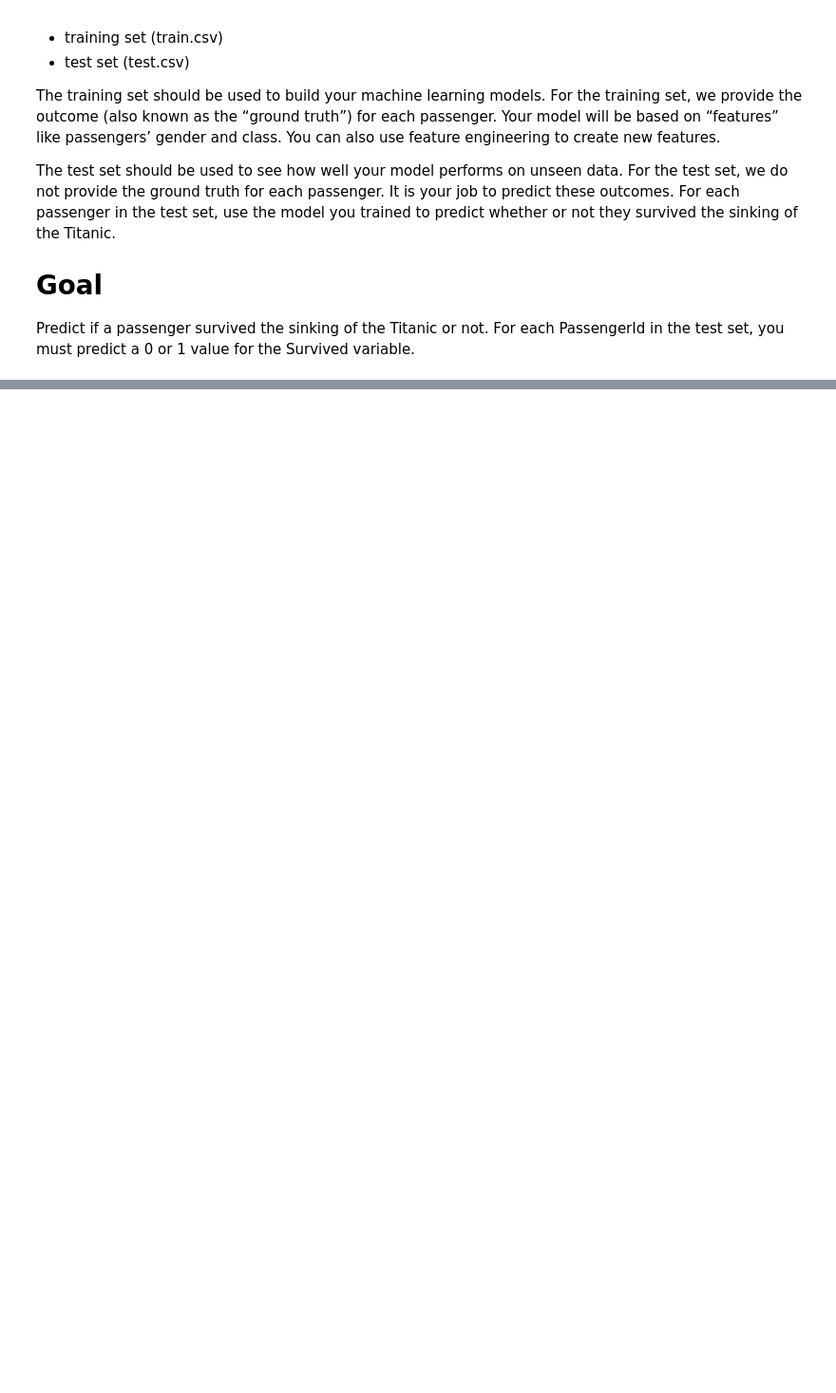
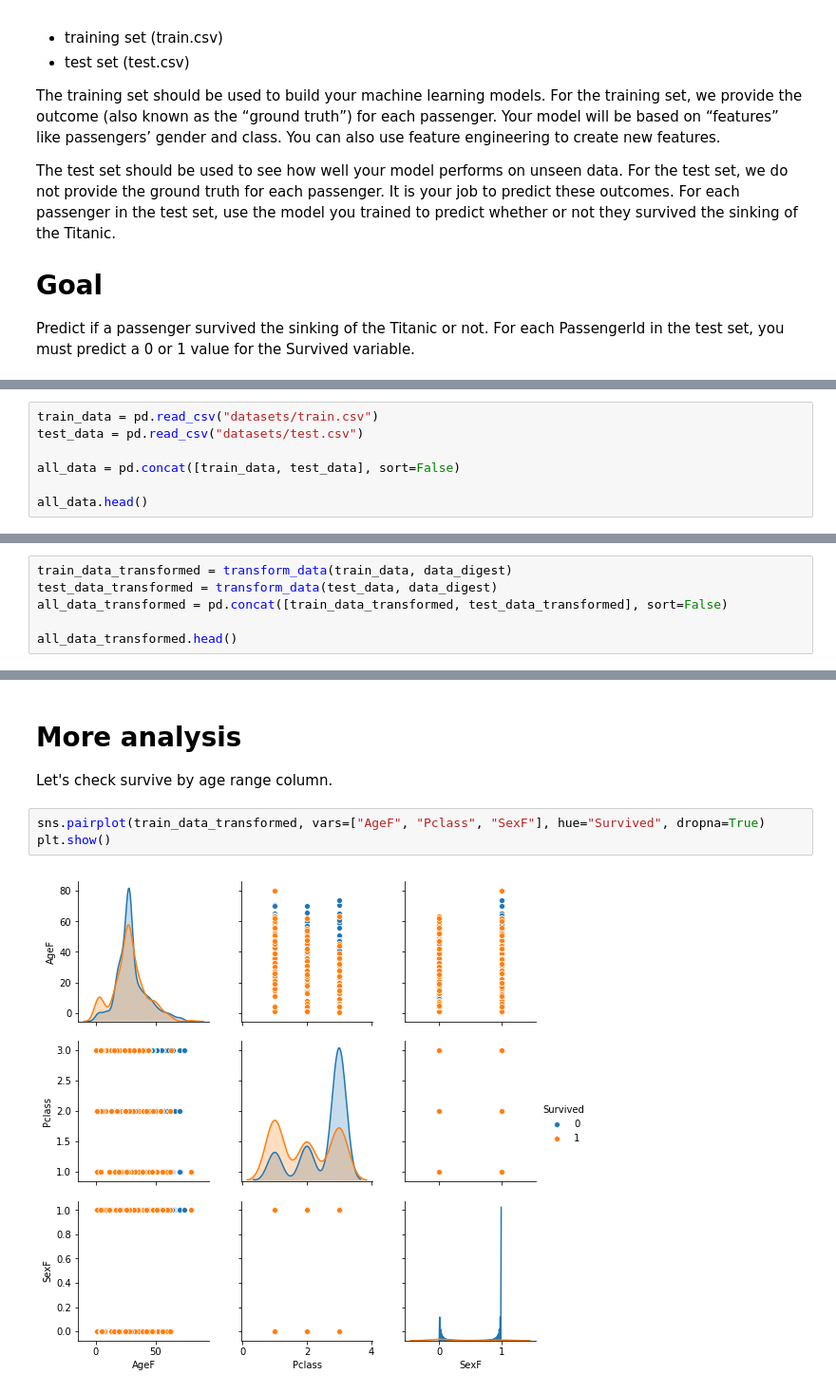
Before and after one commit to dmitriykel/kaggle-titanic, a Jupyter notebook: Titanic research and train.ipynb, the cells around one changed output, grey strips where cells are left out. Shown at 95% size. Saved outputs shown, nothing was run; the diff lists cells and outputs as text; blank space fills up the shorter version.

```diff
--- a/Titanic research and train.ipynb
+++ b/Titanic research and train.ipynb
@@ -97,0 +45,7 @@ Name: Pclass, dtype: int64
+# %%
+train_data = pd.read_csv("datasets/train.csv")
+test_data = pd.read_csv("datasets/test.csv")
+
+all_data = pd.concat([train_data, test_data], sort=False)
+
+all_data.head()
@@ -97,0 +246,6 @@ Name: Pclass, dtype: int64
+# %%
+train_data_transformed = transform_data(train_data, data_digest)
+test_data_transformed = transform_data(test_data, data_digest)
+all_data_transformed = pd.concat([train_data_transformed, test_data_transformed], sort=False)
+
+all_data_transformed.head()
@@ -97,0 +260,8 @@ Name: Pclass, dtype: int64
+# %% [markdown]
+# More analysis
+Let's check survive by age range column.
+# %%
+sns.pairplot(train_data_transformed, vars=["AgeF", "Pclass", "SexF"], hue="Survived", dropna=True)
+plt.show()
+# %% [output]
+[figure, added]
```
Also changed, not shown: parts of 58 cells of this notebook, 1 other file.
